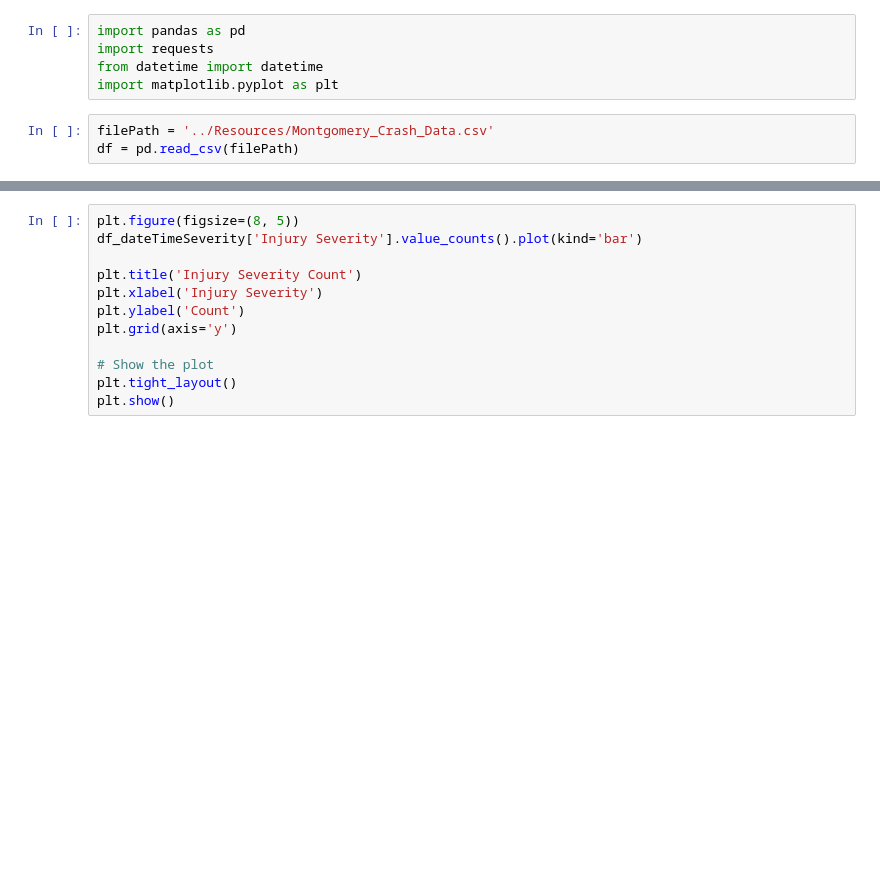
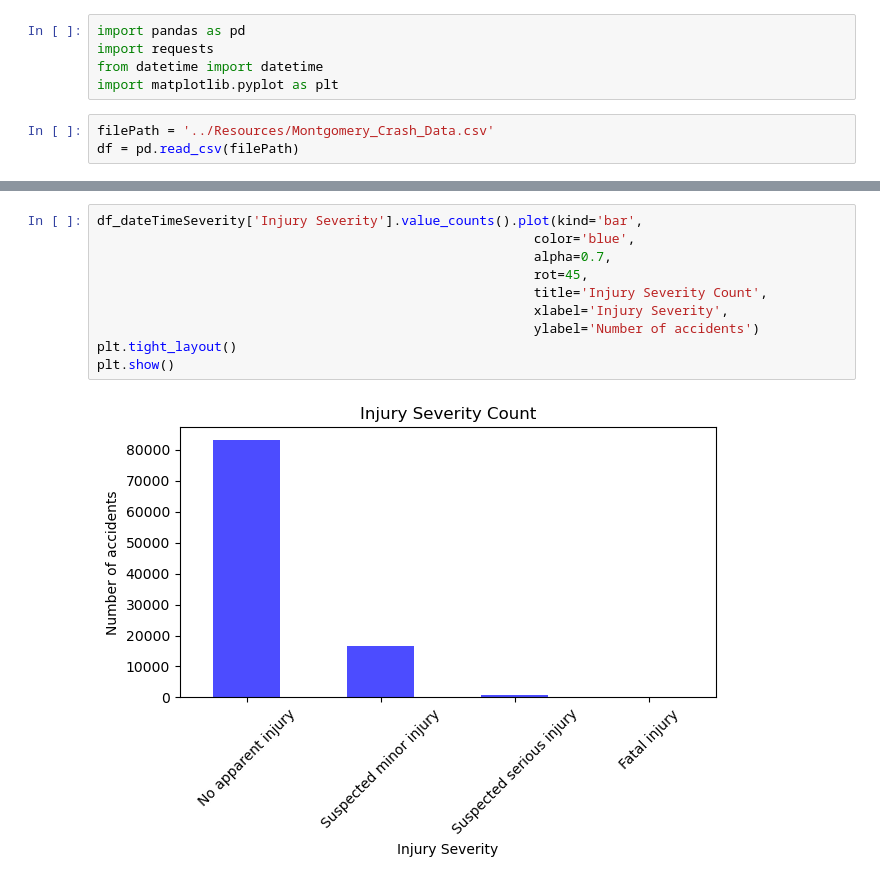
Before and after one commit to Brian-Hansen-Turton/module-9-project, a Jupyter notebook: Code/DateTimeSeverityAnalysis.ipynb, the cells around one changed output, grey strips where cells are left out. Cells and saved outputs as stored; diff of their text form; blank space fills up the shorter version.

Commit message:
clean up and add month and year graph

```diff
--- a/Code/DateTimeSeverityAnalysis.ipynb
+++ b/Code/DateTimeSeverityAnalysis.ipynb
@@ -39,13 +139,13 @@ df_dateTimeSeverity.dtypes
 # %%
-plt.figure(figsize=(8, 5))
-df_dateTimeSeverity['Injury Severity'].value_counts().plot(kind='bar')
-
-plt.title('Injury Severity Count')
-plt.xlabel('Injury Severity')
-plt.ylabel('Count')
-plt.grid(axis='y')
-
-# Show the plot
+df_dateTimeSeverity['Injury Severity'].value_counts().plot(kind='bar',
+                                                        color='blue',
+                                                        alpha=0.7,
+                                                        rot=45,
+                                                        title='Injury Severity Count',
+                                                        xlabel='Injury Severity',
+                                                        ylabel='Number of accidents')
 plt.tight_layout()
 plt.show()
+# %% [output]
+[figure, added]
 # %%
```
Also changed, not shown: parts of 18 cells of this notebook.
